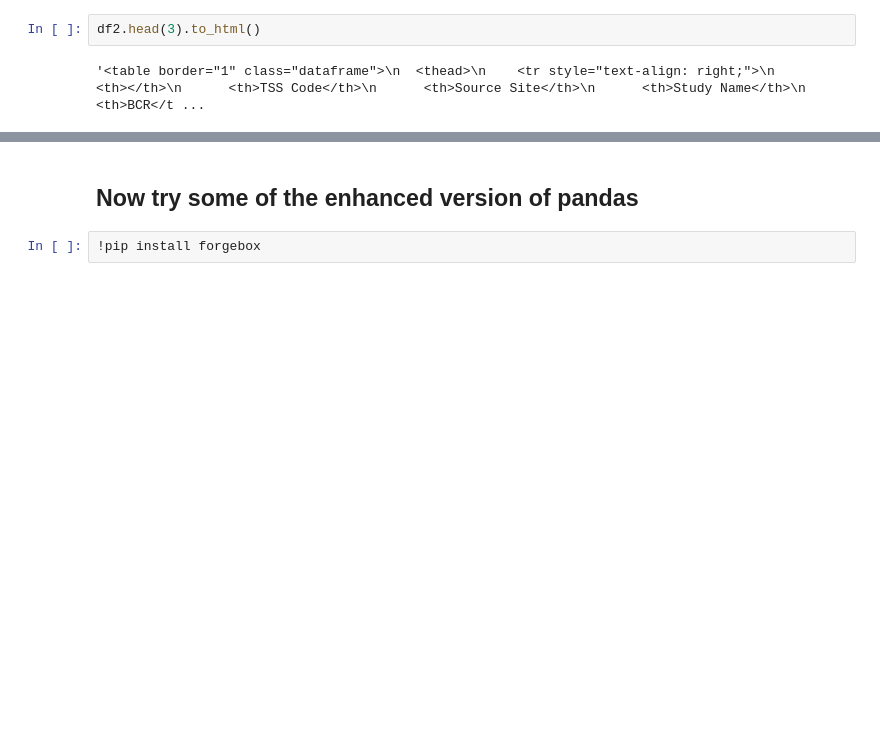
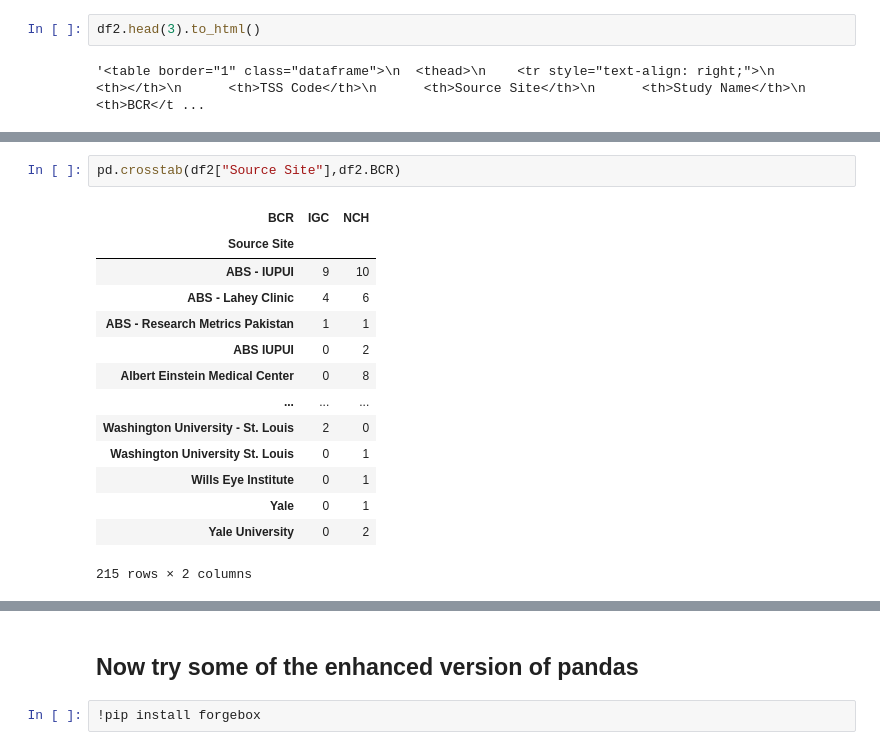
Before and after one commit to raynardj/python4lq, a Jupyter notebook: 1_3_lesson3.ipynb, the cells around one changed output, grey strips where cells are left out. Cells and saved outputs as stored; diff of their text form; blank space fills up the shorter version.

```diff
--- a/1_3_lesson3.ipynb
+++ b/1_3_lesson3.ipynb
@@ -189,0 +199,17 @@ df2.head(3).to_html()
+# %%
+pd.crosstab(df2["Source Site"],df2.BCR)
+# %% [output]
+| BCR | IGC | NCH |
+| Source Site |  |  |
+| ABS - IUPUI | 9 | 10 |
+| ABS - Lahey Clinic | 4 | 6 |
+| ABS - Research Metrics Pakistan | 1 | 1 |
+| ABS IUPUI | 0 | 2 |
+| Albert Einstein Medical Center | 0 | 8 |
+| ... | ... | ... |
+| Washington University - St. Louis | 2 | 0 |
+| Washington University St. Louis | 0 | 1 |
+| Wills Eye Institute | 0 | 1 |
+| Yale | 0 | 1 |
+| Yale University | 0 | 2 |
+215 rows × 2 columns
```
Also changed, not shown: parts of 3 cells of this notebook.
